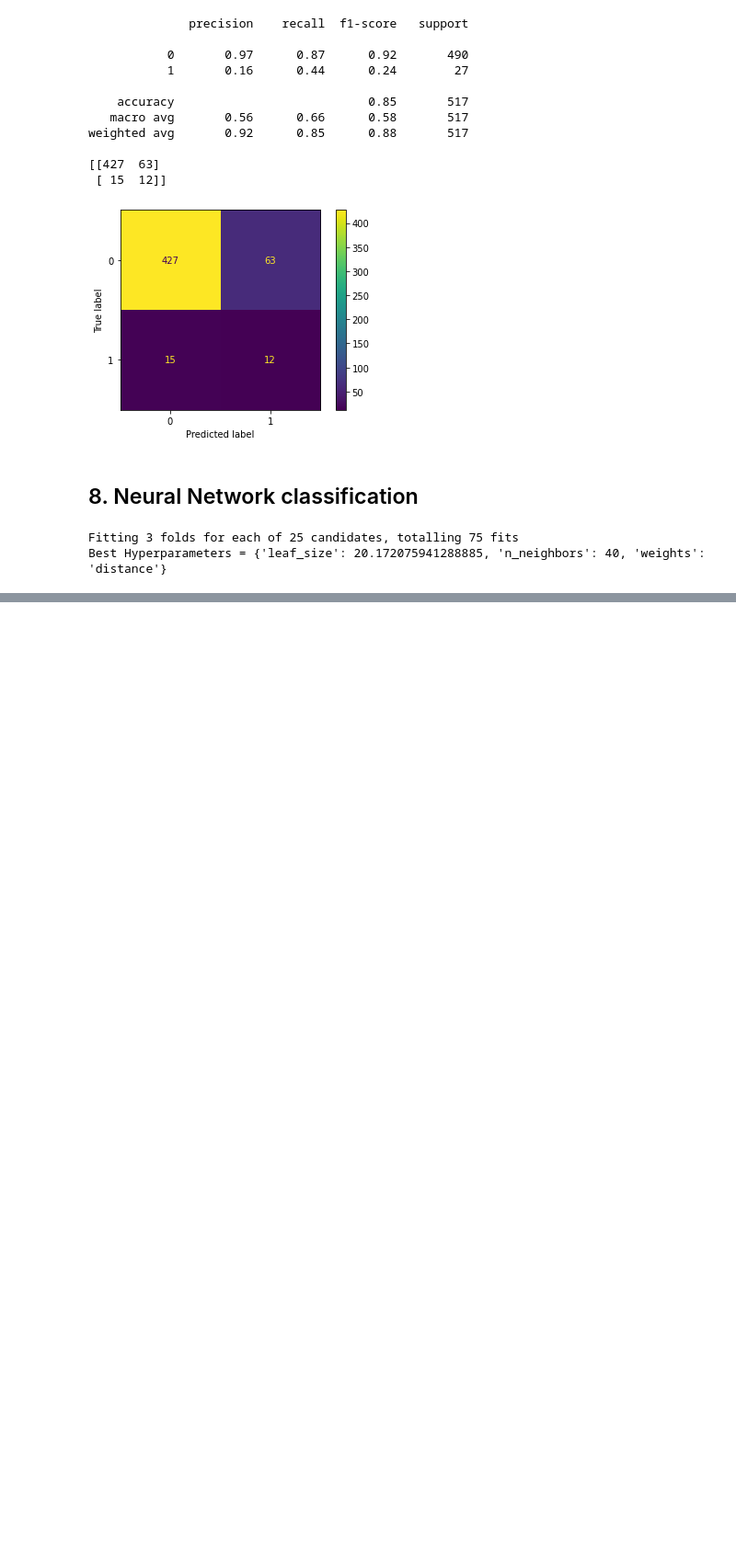
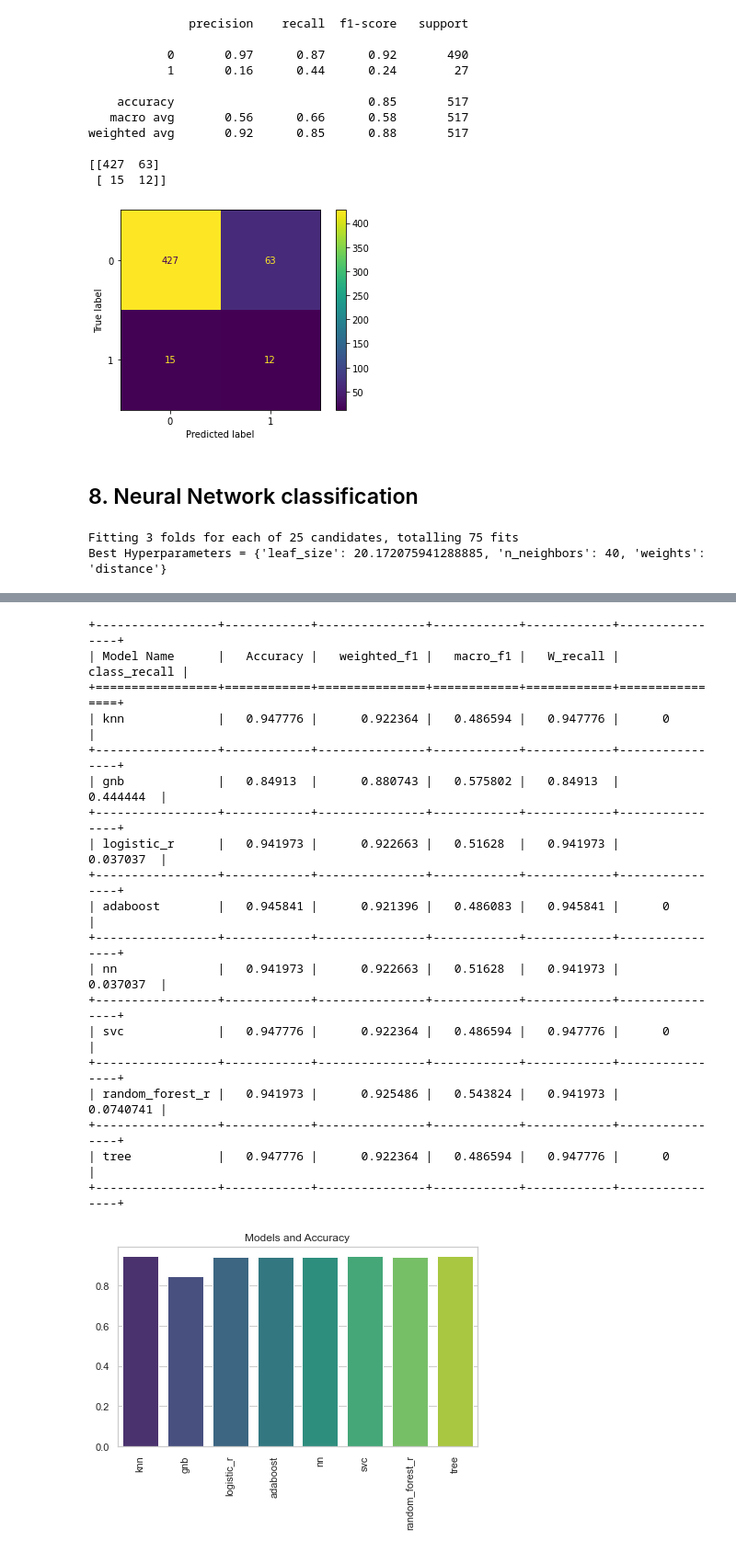
Before and after one commit to Amir-h055/Machine-Learning, a Jupyter notebook: project/Classification/Seismic_Bumps.ipynb, the cells around one changed output, grey strips where cells are left out. Shown at 92% size. Cells and saved outputs as stored; diff of their text form; code cells hidden in the pictures; blank space fills up the shorter version.

```diff
--- a/project/Classification/Seismic_Bumps.ipynb
+++ b/project/Classification/Seismic_Bumps.ipynb
@@ -125,7 +125,7 @@ sns.heatmap(df.corr(), annot =True)
 # %% [markdown]
 ### Defining Dictionary of Models
 # %%
-MODELS = {'logistic_r', 'svc', 'tree', 'forest', 'knn', 'adaboost', 'gnb', 'nn'}
+MODELS = {'logistic_r', 'svc', 'tree', 'random_forest_r', 'knn', 'adaboost', 'gnb', 'nn'}
 seismic_bumps_dict = {}
 # %% [markdown]
 ## Train and Test set
@@ -596 +579,74 @@ weighted avg       0.91      0.94      0.92       517
 [figure]
+# %%
+from sklearn.metrics import confusion_matrix,plot_confusion_matrix,make_scorer,ConfusionMatrixDisplay,recall_score ,classification_report,accuracy_score,f1_score
+
+
+def cross_checking_model_results(dictionary):
+    table = [["Model Name", "Accuracy", "weighted_f1","macro_f1", 'W_recall', 'class_recall']]
+    x_models = []
+    y_accuracy = []
+    y_wf1 = []
+    y_mf1 = []
+    w_recall = []
+    m_recall = []
+
+    for model_key in MODELS:
+        model = dictionary[model_key]['model']
+        prediction = model.predict(X_test)
+        accuracy = accuracy_score(y_test, prediction)
+        weighted_f1 = f1_score(y_test, prediction, average='weighted')
+        macro_f1 = f1_score(y_test, prediction, average='macro')
+        W_recall = recall_score(y_test, prediction,average='weighted')
+        malignant_recall = recall_score(y_test, prediction,pos_label=1,average='binary')
+        table.append([model_key, accuracy, weighted_f1, macro_f1, W_recall,malignant_recall])
+
+        x_models.append(model_key)
+        y_accuracy.append(accuracy)
+        y_wf1.append(weighted_f1)
+        y_mf1.append(macro_f1)
+        w_recall.append(W_recall)
+        m_recall.append(malignant_recall)
+    print(tabulate(table, headers='firstrow', tablefmt='grid'))
+
+    sns.set_theme(style="whitegrid")
+    plt.figure(figsize=(7,4))
+    ax1 = sns.barplot(x=x_models, y=y_accuracy, palette="viridis")
+    ax1.set_title('Models and Accuracy')
+    ax1.set_xticklabels(labels=x_models, rotation=90)
+    plt.figure(figsize=(7,4))
+    ax2 = sns.barplot(x=x_models, y=y_wf1, palette="viridis")
+    ax2.set_title('Models and weighted f1')
+    ax2.set_xticklabels(labels=x_models, rotation=90)
+
+    plt.figure(figsize=(7,4))
+    ax2 = sns.barplot(x=x_models, y=w_recall, palette="viridis")
+    ax2.set_title('Models and w_recall')
+    ax2.set_xticklabels(labels=x_models, rotation=90)
+    plt.figure(figsize=(7,4))
+    ax2 = sns.barplot(x=x_models, y=m_recall, palette="viridis")
+    ax2.set_title('Models and malignant_recall')
+    ax2.set_xticklabels(labels=x_models, rotation=90)
+
+
+cross_checking_model_results(seismic_bumps_dict)
+# %% [output]
++-----------------+------------+---------------+------------+------------+----------------+
+| Model Name      |   Accuracy |   weighted_f1 |   macro_f1 |   W_recall |   class_recall |
++=================+============+===============+============+============+================+
+| knn             |   0.947776 |      0.922364 |   0.486594 |   0.947776 |      0         |
++-----------------+------------+---------------+------------+------------+----------------+
+| gnb             |   0.84913  |      0.880743 |   0.575802 |   0.84913  |      0.444444  |
++-----------------+------------+---------------+------------+------------+----------------+
+| logistic_r      |   0.941973 |      0.922663 |   0.51628  |   0.941973 |      0.037037  |
++-----------------+------------+---------------+------------+------------+----------------+
+| adaboost        |   0.945841 |      0.921396 |   0.486083 |   0.945841 |      0         |
++-----------------+------------+---------------+------------+------------+----------------+
+| nn              |   0.941973 |      0.922663 |   0.51628  |   0.941973 |      0.037037  |
++-----------------+------------+---------------+------------+------------+----------------+
+| svc             |   0.947776 |      0.922364 |   0.486594 |   0.947776 |      0         |
++-----------------+------------+---------------+------------+------------+----------------+
+| random_forest_r |   0.941973 |      0.925486 |   0.543824 |   0.941973 |      0.0740741 |
++-----------------+------------+---------------+------------+------------+----------------+
+| tree            |   0.947776 |      0.922364 |   0.486594 |   0.947776 |      0         |
++-----------------+------------+---------------+------------+------------+----------------+
+[figure, added]
```
Also changed, not shown: parts of 17 cells of this notebook, 3 other files.
